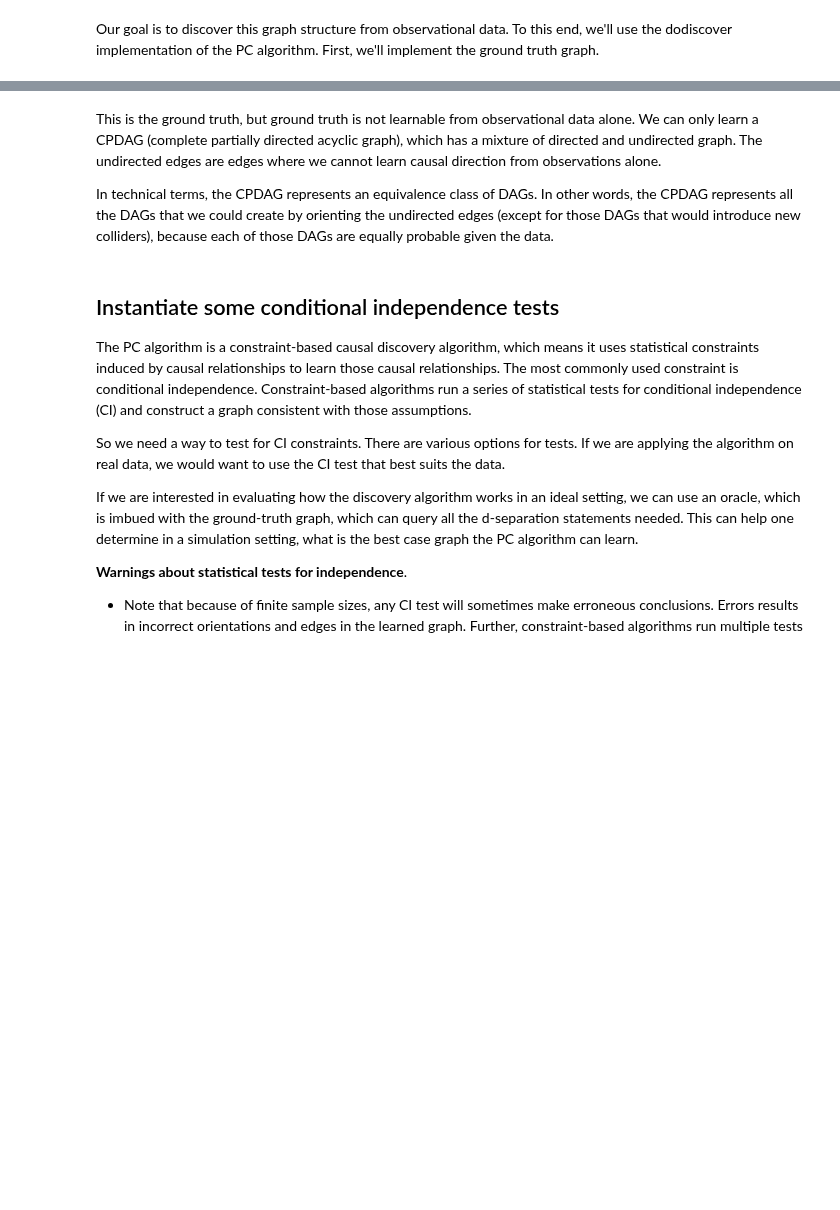
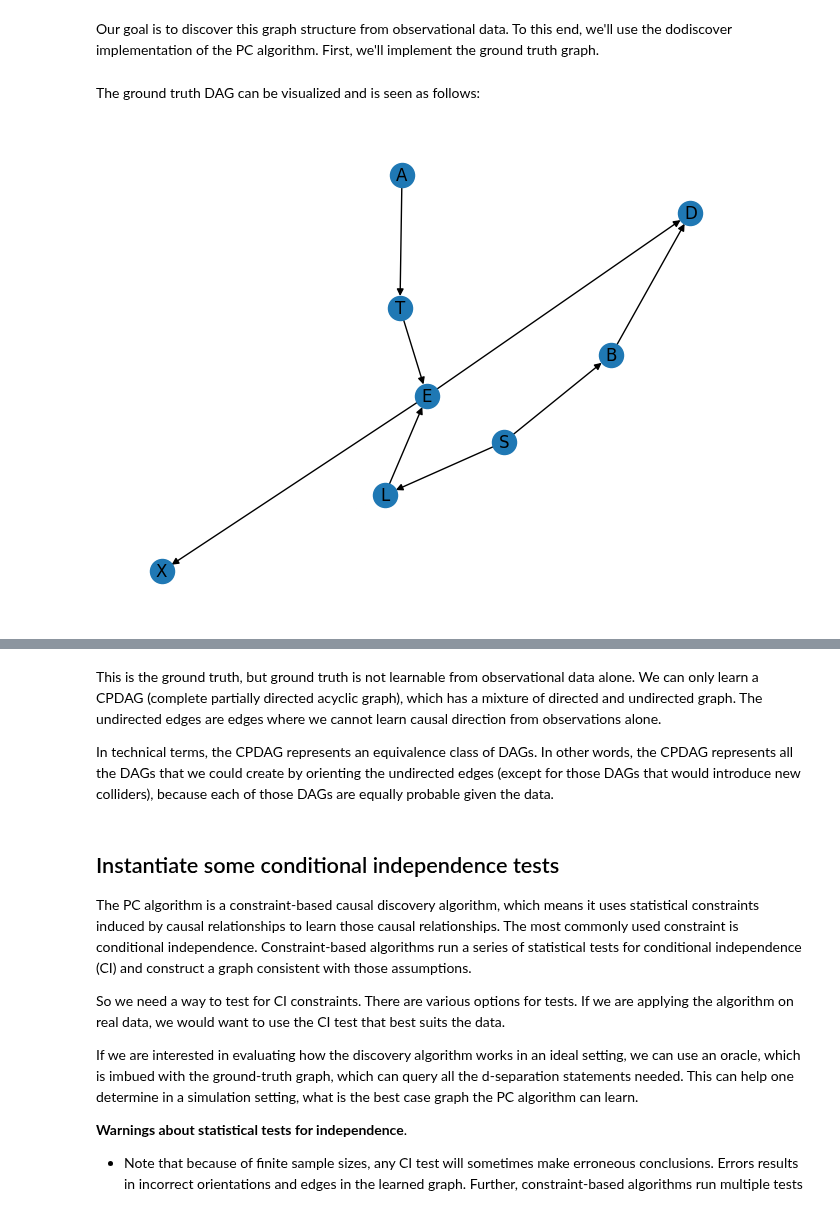
Before and after one commit to py-why/dodiscover, a Jupyter notebook: doc/tutorials/markovian/example-pc-algo.ipynb, the cells around one changed output, grey strips where cells are left out. Drawn from its saved outputs; the diff is of its cells as text; code cells hidden in the pictures; blank space fills up the shorter version.

```diff
--- a/doc/tutorials/markovian/example-pc-algo.ipynb
+++ b/doc/tutorials/markovian/example-pc-algo.ipynb
@@ -68,3 +54,10 @@ ground_truth_edges = [
     ]
 
 ground_truth = nx.DiGraph(ground_truth_edges)
+# %% [markdown]
+The ground truth DAG can be visualized and is seen as follows:
+# %%
+pos = nx.spring_layout(ground_truth, seed=1234)
+nx.draw(ground_truth, with_labels=True, pos=pos)
+# %% [output]
+[figure, added]
```
Also changed, not shown: parts of 14 cells of this notebook, 5 other files.
